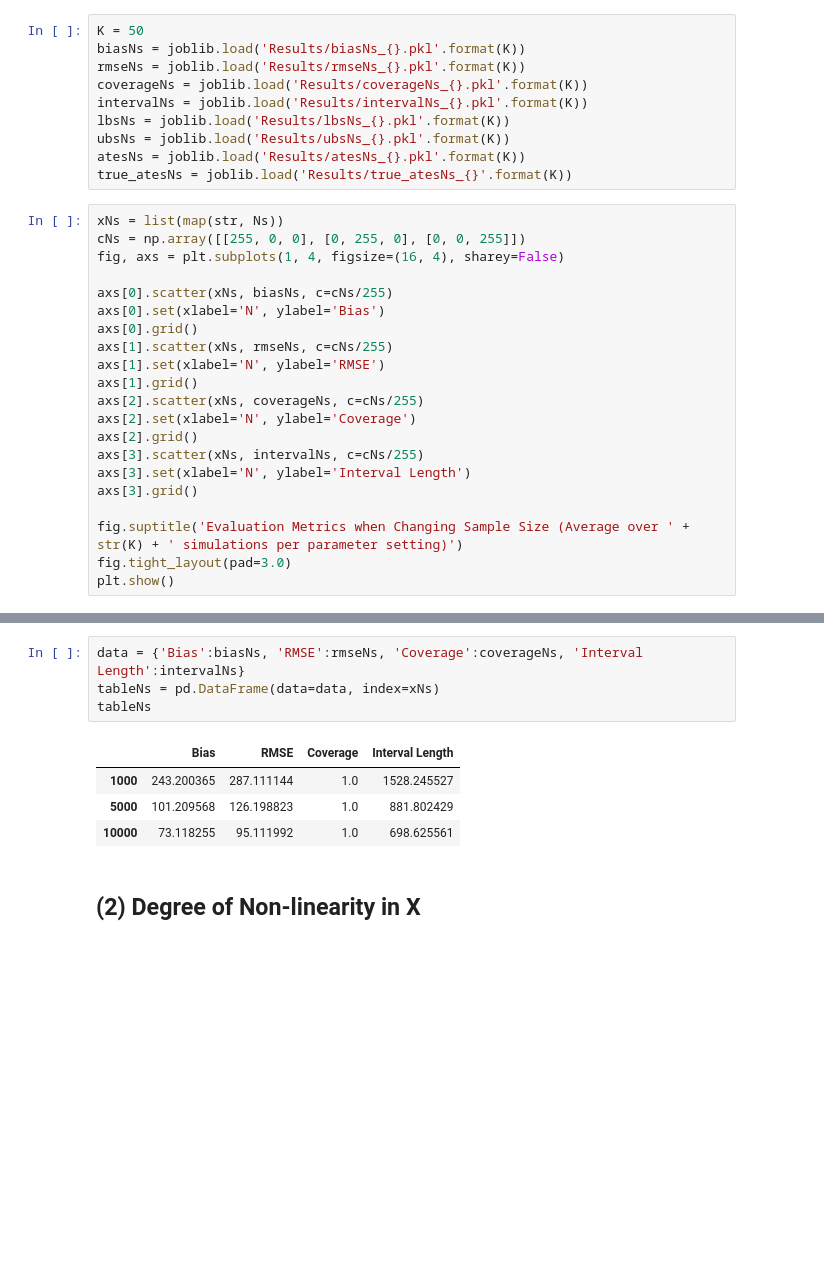
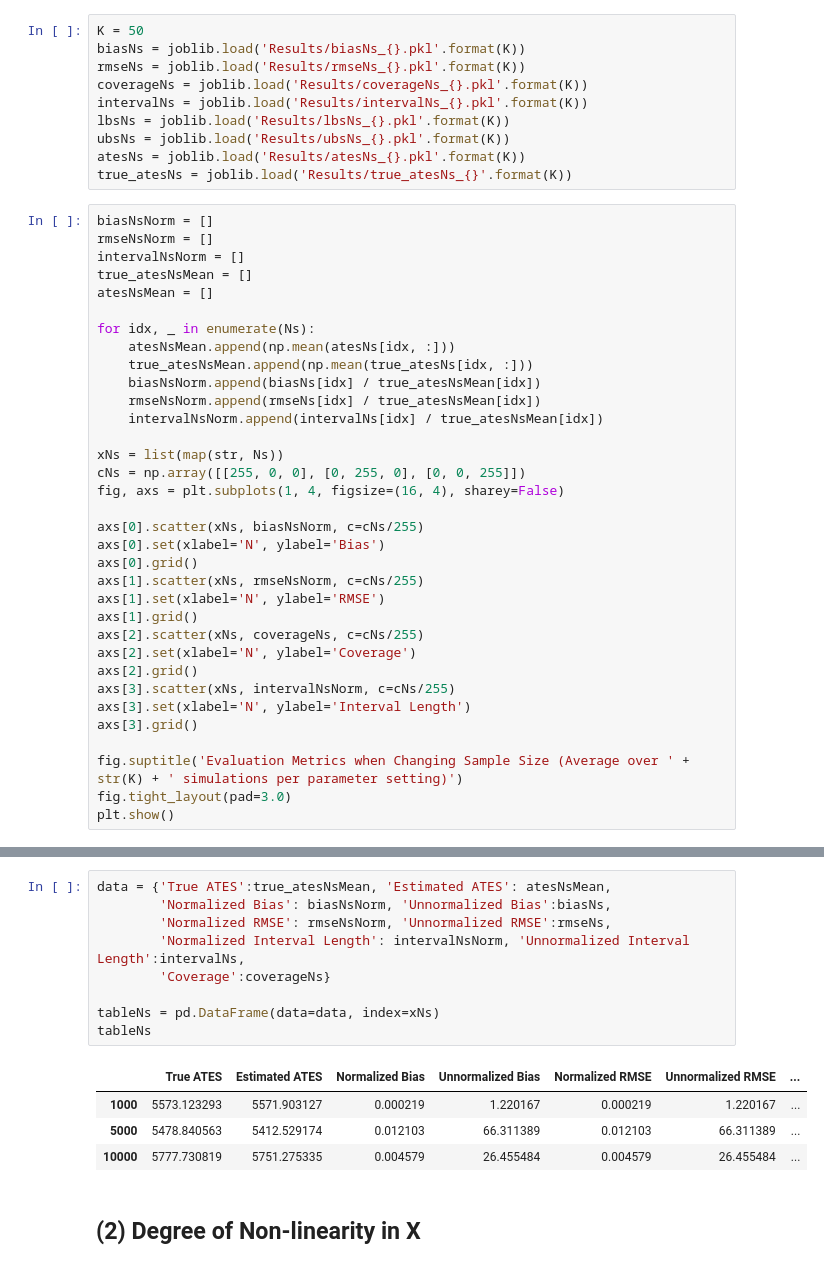
Before and after one commit to mbronckers/ecma_project, a Jupyter notebook: section2_dustin.ipynb, the cells around one changed output, grey strips where cells are left out. Cells and saved outputs as stored; diff of their text form; blank space fills up the shorter version.

```diff
--- a/section2_dustin.ipynb
+++ b/section2_dustin.ipynb
@@ -330,20 +286,33 @@ ubsNs = joblib.load('Results/ubsNs_{}.pkl'.format(K))
 atesNs = joblib.load('Results/atesNs_{}.pkl'.format(K))
 true_atesNs = joblib.load('Results/true_atesNs_{}'.format(K))
 # %%
+biasNsNorm = []
+rmseNsNorm = []
+intervalNsNorm = []
+true_atesNsMean = []
+atesNsMean = []
+
+for idx, _ in enumerate(Ns):
+    atesNsMean.append(np.mean(atesNs[idx, :]))
+    true_atesNsMean.append(np.mean(true_atesNs[idx, :]))
+    biasNsNorm.append(biasNs[idx] / true_atesNsMean[idx])
+    rmseNsNorm.append(rmseNs[idx] / true_atesNsMean[idx])
+    intervalNsNorm.append(intervalNs[idx] / true_atesNsMean[idx])
+
 xNs = list(map(str, Ns))
 cNs = np.array([[255, 0, 0], [0, 255, 0], [0, 0, 255]])
 fig, axs = plt.subplots(1, 4, figsize=(16, 4), sharey=False)
 
-axs[0].scatter(xNs, biasNs, c=cNs/255)
+axs[0].scatter(xNs, biasNsNorm, c=cNs/255)
 axs[0].set(xlabel='N', ylabel='Bias')
 axs[0].grid()
-axs[1].scatter(xNs, rmseNs, c=cNs/255)
+axs[1].scatter(xNs, rmseNsNorm, c=cNs/255)
 axs[1].set(xlabel='N', ylabel='RMSE')
 axs[1].grid()
 axs[2].scatter(xNs, coverageNs, c=cNs/255)
 axs[2].set(xlabel='N', ylabel='Coverage')
 axs[2].grid()
-axs[3].scatter(xNs, intervalNs, c=cNs/255)
+axs[3].scatter(xNs, intervalNsNorm, c=cNs/255)
 axs[3].set(xlabel='N', ylabel='Interval Length')
 axs[3].grid()
 
@@ -355,12 +324,17 @@ plt.show()
 # %%
-data = {'Bias':biasNs, 'RMSE':rmseNs, 'Coverage':coverageNs, 'Interval Length':intervalNs}
+data = {'True ATES':true_atesNsMean, 'Estimated ATES': atesNsMean,
+        'Normalized Bias': biasNsNorm, 'Unnormalized Bias':biasNs,
+        'Normalized RMSE': rmseNsNorm, 'Unnormalized RMSE':rmseNs,
+        'Normalized Interval Length': intervalNsNorm, 'Unnormalized Interval Length':intervalNs,
+        'Coverage':coverageNs}
+
 tableNs = pd.DataFrame(data=data, index=xNs)
 tableNs
 # %% [output]
-|  | Bias | RMSE | Coverage | Interval Length |
-| 1000 | 243.200365 | 287.111144 | 1.0 | 1528.245527 |
-| 5000 | 101.209568 | 126.198823 | 1.0 | 881.802429 |
-| 10000 | 73.118255 | 95.111992 | 1.0 | 698.625561 |
+|  | True ATES | Estimated ATES | Normalized Bias | Unnormalized Bias | Normalized RMSE | Unnormalized RMSE | ... |
+| 1000 | 5573.123293 | 5571.903127 | 0.000219 | 1.220167 | 0.000219 | 1.220167 | ... |
+| 5000 | 5478.840563 | 5412.529174 | 0.012103 | 66.311389 | 0.012103 | 66.311389 | ... |
+| 10000 | 5777.730819 | 5751.275335 | 0.004579 | 26.455484 | 0.004579 | 26.455484 | ... |
 # %% [markdown]
 ## (2) Degree of Non-linearity in X
 # %%
```
Also changed, not shown: parts of 18 cells of this notebook.
